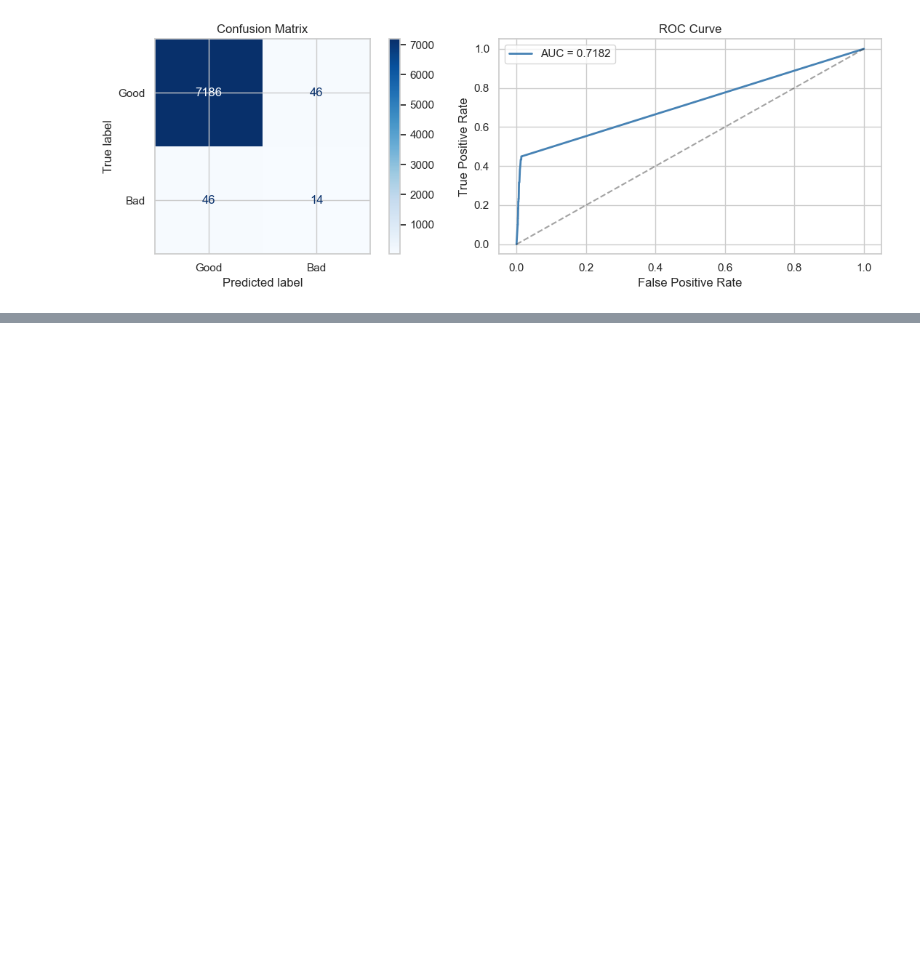
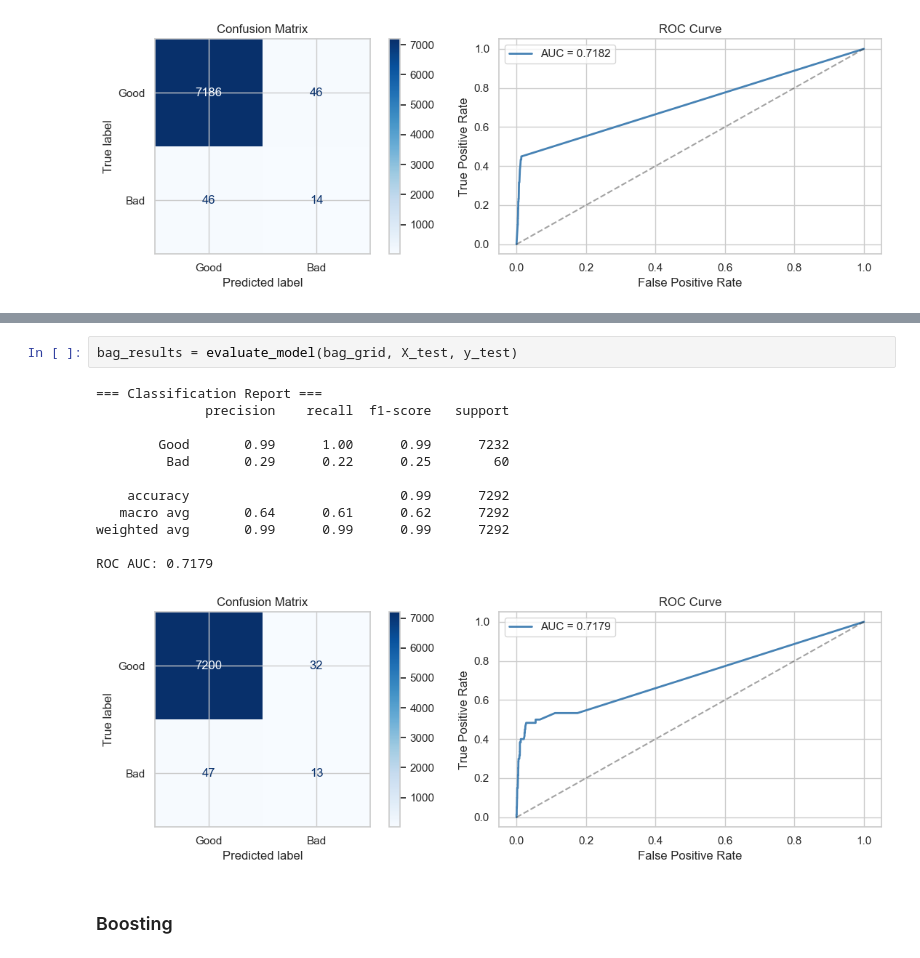
Before and after one commit to nickleezx/CS3244_Machine_Learning_Group8, a Jupyter notebook: notebook.ipynb, the cells around one changed output, grey strips where cells are left out. Saved outputs shown, nothing was run; the diff lists cells and outputs as text; blank space fills up the shorter version.

```diff
--- a/notebook.ipynb
+++ b/notebook.ipynb
@@ -929,0 +953,17 @@ plt.show()
+# %%
+bag_results = evaluate_model(bag_grid, X_test, y_test)
+# %% [output]
+=== Classification Report ===
+              precision    recall  f1-score   support
+
+        Good       0.99      1.00      0.99      7232
+         Bad       0.29      0.22      0.25        60
+
+    accuracy                           0.99      7292
+   macro avg       0.64      0.61      0.62      7292
+weighted avg       0.99      0.99      0.99      7292
+
+ROC AUC: 0.7179
+[figure, added]
+# %% [markdown]
+### Boosting
```
Also changed, not shown: parts of 13 cells of this notebook.
